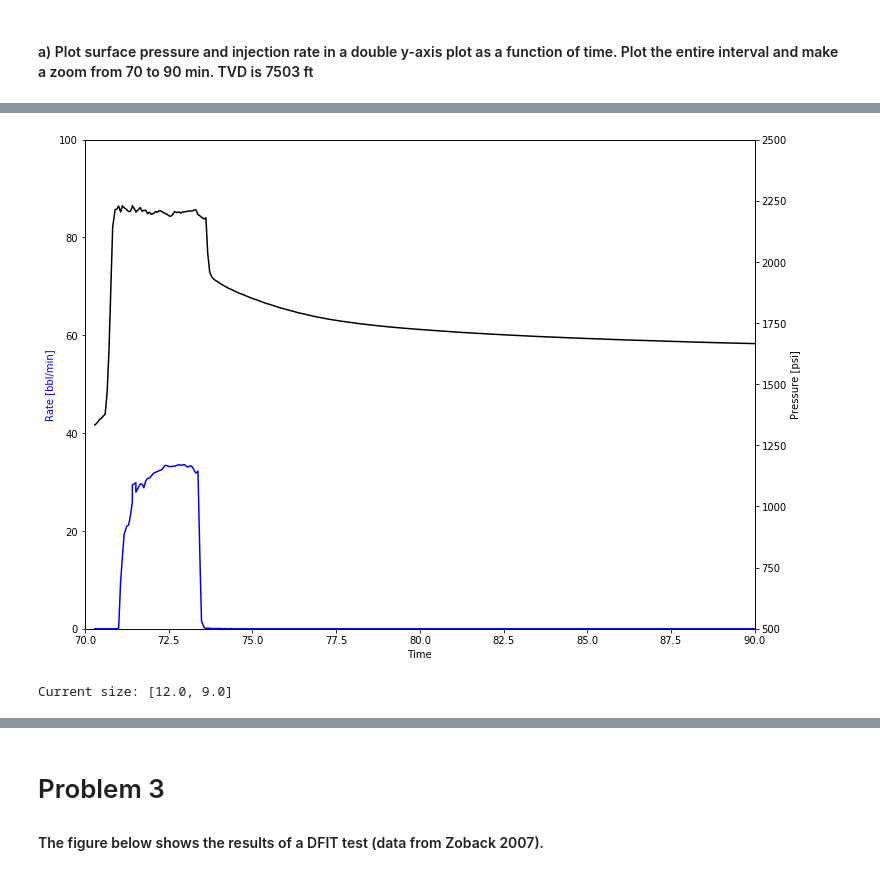
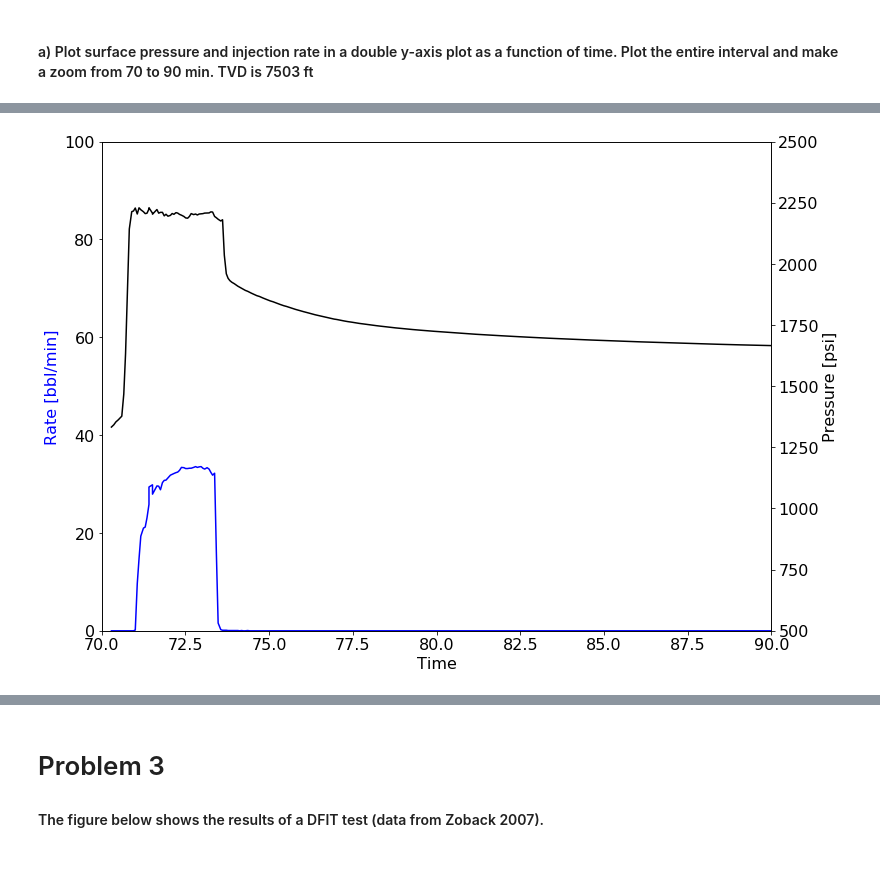
Before and after one commit to dnicolasespinoza/GeomechanicsJupyter, a Jupyter notebook: UndergradHomework/HW6/HW6 Solutions.ipynb, the cells around one changed output, grey strips where cells are left out. Drawn from its saved outputs; the diff is of its cells as text; code cells hidden in the pictures.

```diff
--- a/UndergradHomework/HW6/HW6 Solutions.ipynb
+++ b/UndergradHomework/HW6/HW6 Solutions.ipynb
@@ -84,15 +84,17 @@ ax1.set_xlabel('Time')
 ax1.set_ylabel('Rate [bbl/min]', color='b')
 ax2.set_ylabel('Pressure [psi]', color='k')
 # Axis range
-plt.xlim([60, 120])
+plt.xlim([70, 120])
 ax1.set_ylim(0, 100)
 ax2.set_ylim(500, 2500)
 plt.show()
 # Get current figure size
 fig_size = plt.rcParams["figure.figsize"]
-print ("Current size:", fig_size)
+# print ("Current size:", fig_size)
 # Set figure size
 fig_size[0] = 12
 fig_size[1] = 9
 plt.rcParams["figure.figsize"] = fig_size
+# Set font size
+plt.rcParams.update({'font.size': 16})
 # %% [output]
@@ -101,28 +102,29 @@ Current size: [12.0, 8.0]
 # %%
 # Plot data
 fig, ax1 = plt.subplots()
 ax2 = ax1.twinx()
 ax1.plot(Time, Rate, 'b-')
 ax2.plot(Time, Pressure, 'k-')
 # Plot labels
 ax1.set_xlabel('Time')
 ax1.set_ylabel('Rate [bbl/min]', color='b')
 ax2.set_ylabel('Pressure [psi]', color='k')
 # Axis range
 plt.xlim([70, 90])
 ax1.set_ylim(0, 100)
 ax2.set_ylim(500, 2500)
 plt.show()
 # Get current figure size
 fig_size = plt.rcParams["figure.figsize"]
-print ("Current size:", fig_size)
+# print ("Current size:", fig_size)
 # Set figure size
 fig_size[0] = 12
 fig_size[1] = 9
 plt.rcParams["figure.figsize"] = fig_size
+# Set font size
+plt.rcParams.update({'font.size': 16})
 # %% [output]
-[figure, old version]
+[figure, new version]
-Current size: [12.0, 9.0]
 # %% [markdown]
 #### b) Find the instantaneous shut-in pressure (ISIP) and make a plot of surface pressure as a function of square root of time. Find the fracture closure pressure (FCP) [surface pressure].
 
```
Also changed, not shown: parts of 8 cells of this notebook, 2 other files.
